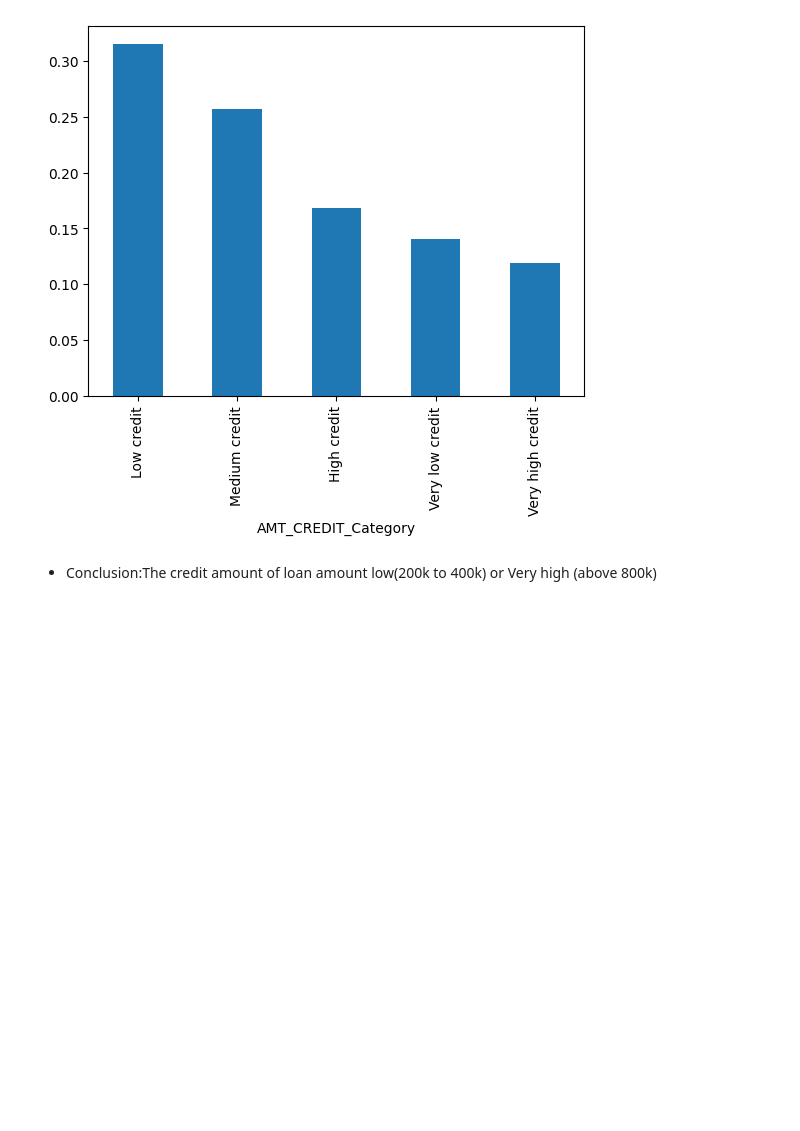
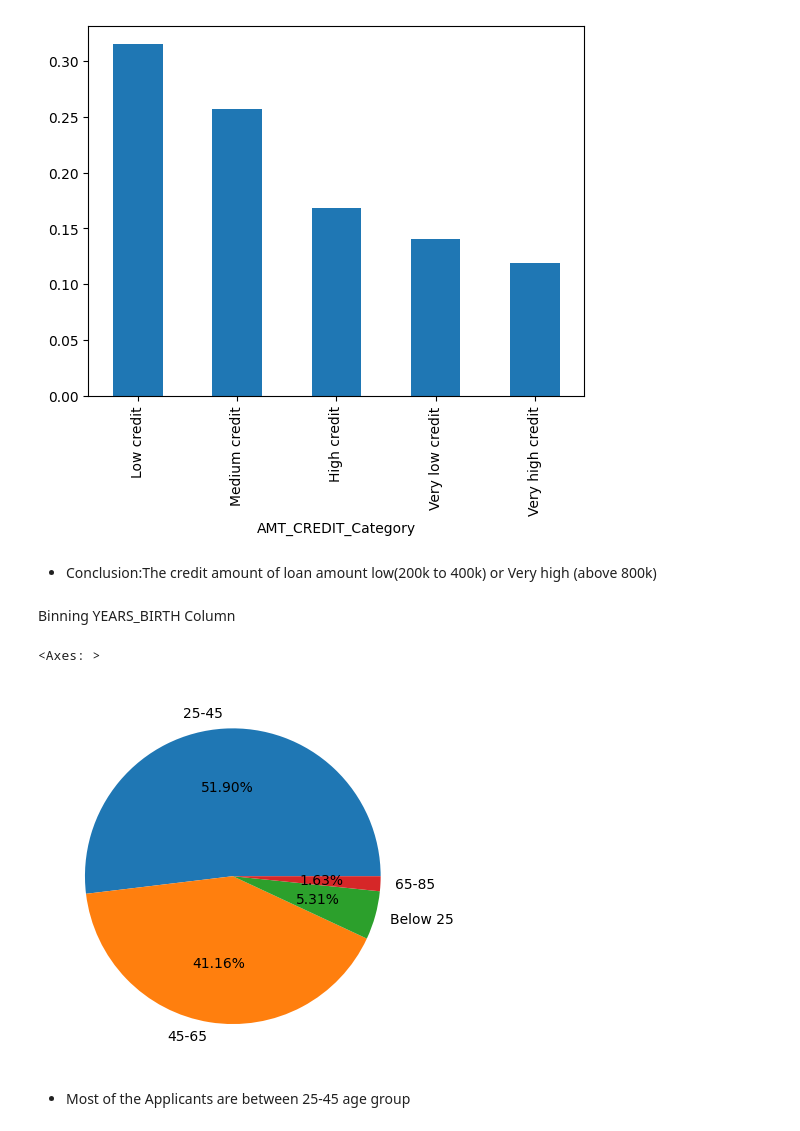
Before and after one commit to Sushant2103-afk/cred-eda, a Jupyter notebook: notebook/cred_eda.ipynb, the cells around one changed output. Saved outputs shown, nothing was run; the diff lists cells and outputs as text; code cells hidden in the pictures; blank space fills up the shorter version.

Commit message:
fix: convert negative DAYS columns to positive and add age group binning with analysis

```diff
--- a/notebook/cred_eda.ipynb
+++ b/notebook/cred_eda.ipynb
@@ -409,0 +412,6 @@ len(null_cols)
+# %%
+app_df['DAYS_BIRTH'] = app_df.DAYS_BIRTH.apply(lambda x: abs(x))
+app_df['DAYS_EMPLOYED'] = app_df.DAYS_EMPLOYED.apply(lambda x: abs(x))
+app_df['DAYS_REGISTRATION'] = app_df.DAYS_REGISTRATION.apply(lambda x: abs(x))
+app_df['DAYS_ID_PUBLISH'] = app_df.DAYS_ID_PUBLISH.apply(lambda x: abs(x))
+app_df['DAYS_LAST_PHONE_CHANGE'] = app_df.DAYS_LAST_PHONE_CHANGE.apply(lambda x: abs(x))
@@ -466,3 +489,15 @@ plt.show()
 [figure]
 # %% [markdown]
 - Conclusion:The credit amount of loan amount low(200k to 400k) or Very high (above 800k)
+# %% [markdown]
+Binning YEARS_BIRTH Column
+# %%
+app_df['AGE_CATEGORY'] = pd.cut(app_df.YEARS_BIRTH,[0,25,45,65,85],
+                                labels = ['Below 25','25-45','45-65','65-85'])
+# %%
+app_df.AGE_CATEGORY.value_counts(normalize=True).plot.pie(autopct = '%1.2f%%')
+# %% [output]
+<Axes: >
+[figure, added]
+# %% [markdown]
+- Most of the Applicants are between 25-45 age group
```
Also changed, not shown: parts of 2 cells of this notebook.
